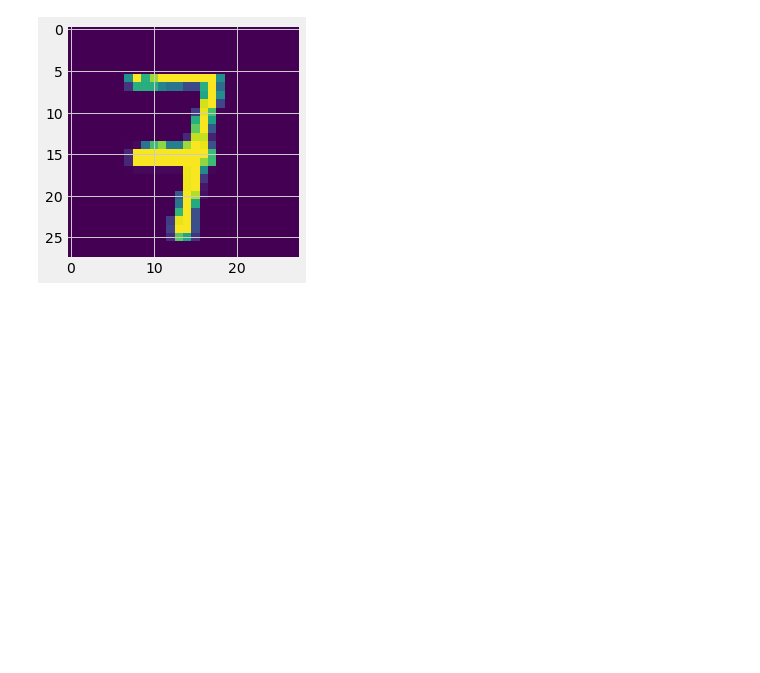
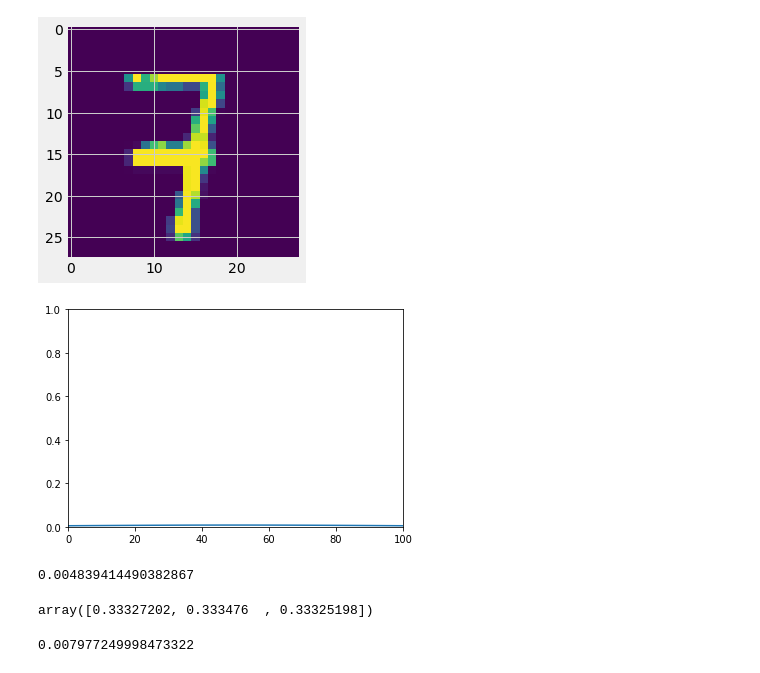
Before and after one commit to AniccsSora/MFA_DAE_ME, a Jupyter notebook: src/畫圖用/AE_example.ipynb, the cells around one changed output. Cells and saved outputs as stored; diff of their text form; code cells hidden in the pictures; blank space fills up the shorter version.

```diff
--- a/src/畫圖用/AE_example.ipynb
+++ b/src/畫圖用/AE_example.ipynb
@@ -241,3 +241,29 @@ plt.imshow(image[0].detach().cpu().numpy().reshape(28,28))
 plt.show()
 # %% [output]
 [figure]
+# %%
+from scipy.stats import norm
+from scipy.special import softmax
+x_axis = np.arange(0, 101, 1)
+# Mean = 0, SD = 2.
+plt.plot(x_axis, norm.pdf(x_axis, loc=50, scale=50))
+plt.xlim(0,100)
+plt.ylim(0,1)
+plt.show()
+# %% [output]
+[figure, added]
+# %%
+norm.pdf(x_axis, loc=50, scale=50)[0]
+# %% [output]
+0.004839414490382867
+# %%
+a = [norm.pdf(x_axis, loc=50, scale=50)[30],
+    norm.pdf(x_axis, loc=50, scale=50)[51],
+    norm.pdf(x_axis, loc=50, scale=50)[-30]]
+softmax(a)
+# %% [output]
+array([0.33327202, 0.333476  , 0.33325198])
+# %%
+norm.pdf(x_axis, loc=50, scale=50)[51]
+# %% [output]
+0.007977249998473322
```
Also changed, not shown: parts of 15 cells of this notebook, 4 other files.
